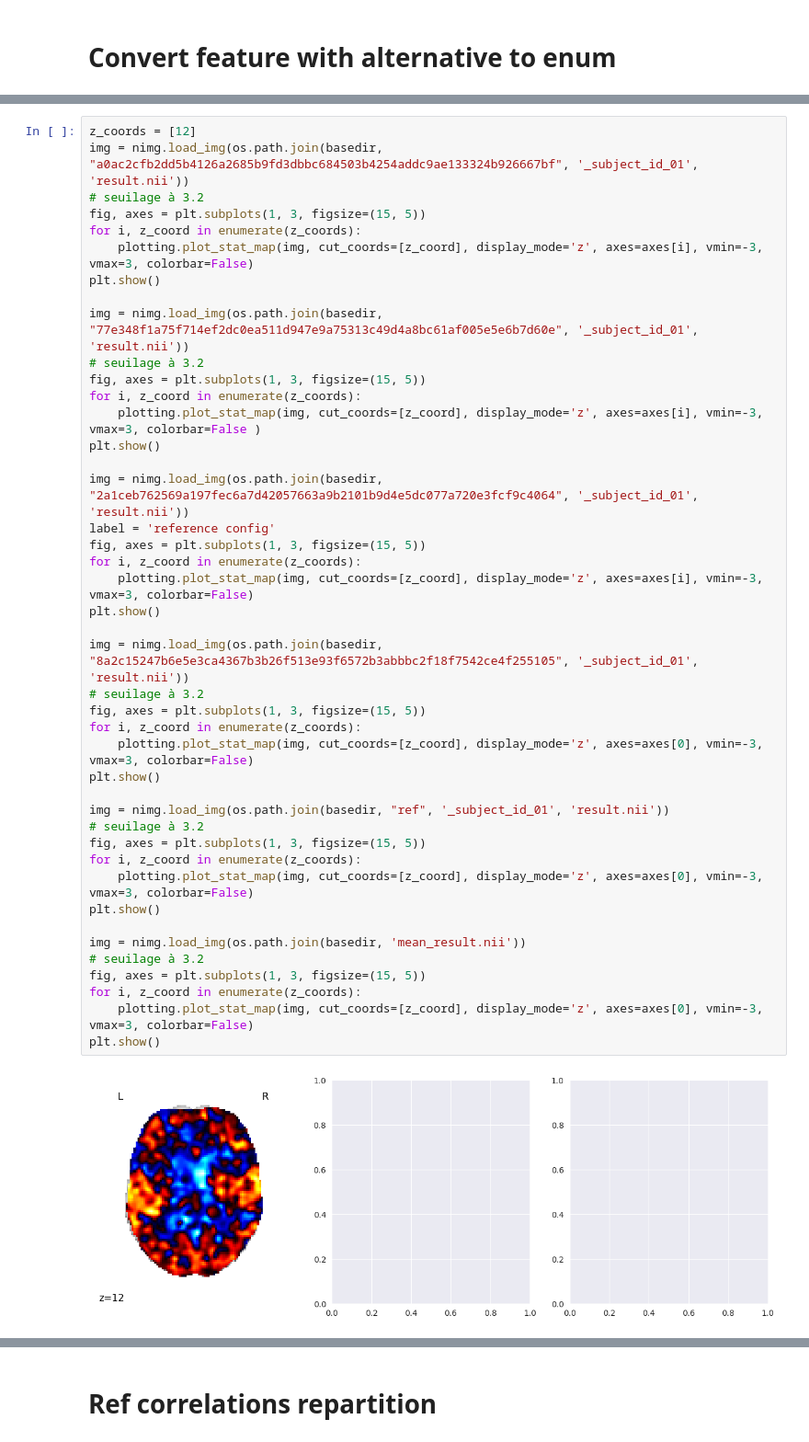
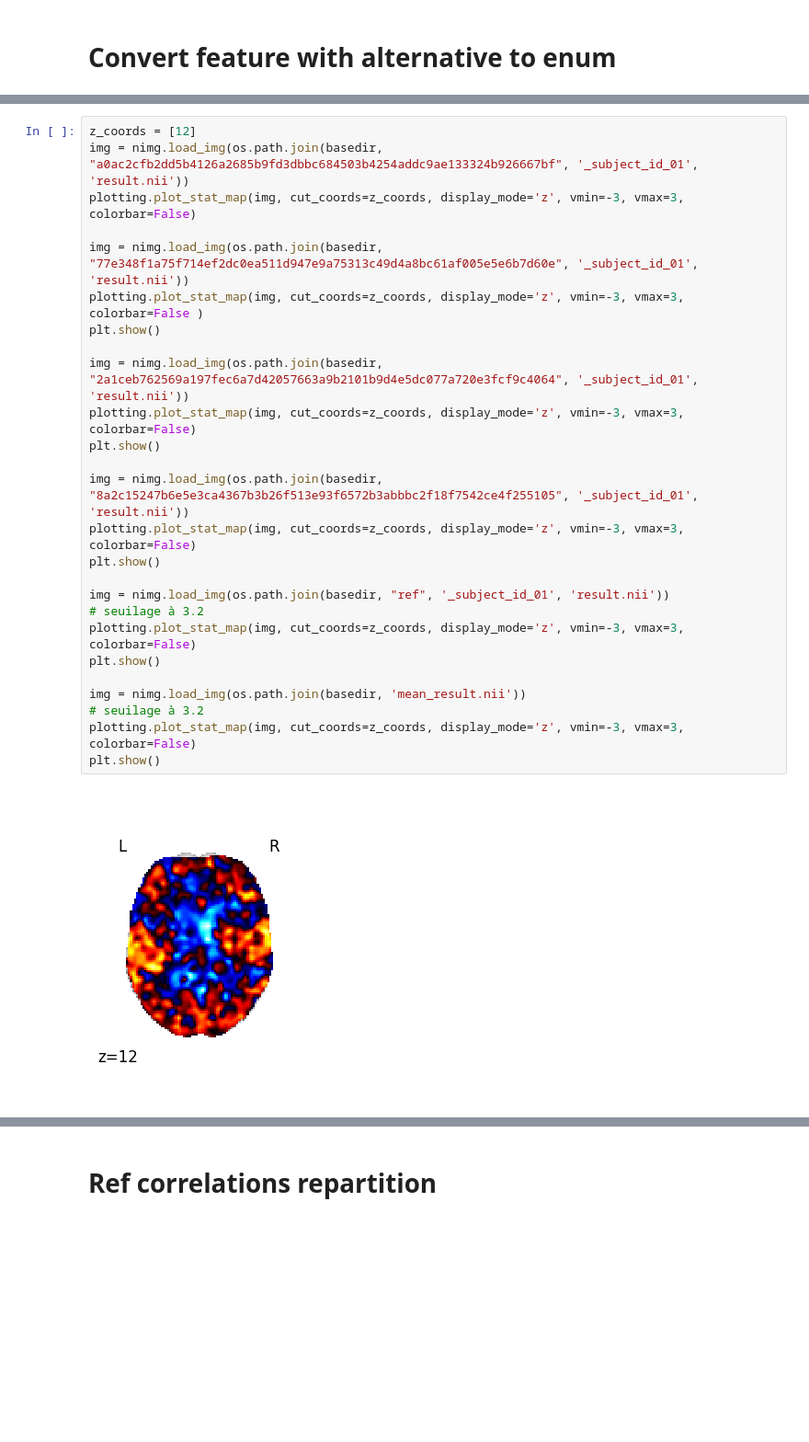
Before and after one commit to Inria-Empenn/fmri_feature_model, a Jupyter notebook: analysis/auditory/auditory_analysis.ipynb, the cells around one changed output, grey strips where cells are left out. Shown at 92% size. Drawn from its saved outputs; the diff is of its cells as text; blank space fills up the shorter version.

```diff
--- a/analysis/auditory/auditory_analysis.ipynb
+++ b/analysis/auditory/auditory_analysis.ipynb
@@ -319,45 +319,28 @@ display(HTML(html))
 # %%
 z_coords = [12]
 img = nimg.load_img(os.path.join(basedir, "a0ac2cfb2dd5b4126a2685b9fd3dbbc684503b4254addc9ae133324b926667bf", '_subject_id_01', 'result.nii'))
-# seuilage à 3.2
-fig, axes = plt.subplots(1, 3, figsize=(15, 5))
-for i, z_coord in enumerate(z_coords):
-    plotting.plot_stat_map(img, cut_coords=[z_coord], display_mode='z', axes=axes[i], vmin=-3, vmax=3, colorbar=False)
-plt.show()
+plotting.plot_stat_map(img, cut_coords=z_coords, display_mode='z', vmin=-3, vmax=3, colorbar=False)
 
 img = nimg.load_img(os.path.join(basedir, "77e348f1a75f714ef2dc0ea511d947e9a75313c49d4a8bc61af005e5e6b7d60e", '_subject_id_01', 'result.nii'))
-# seuilage à 3.2
-fig, axes = plt.subplots(1, 3, figsize=(15, 5))
-for i, z_coord in enumerate(z_coords):
-    plotting.plot_stat_map(img, cut_coords=[z_coord], display_mode='z', axes=axes[i], vmin=-3, vmax=3, colorbar=False )
+plotting.plot_stat_map(img, cut_coords=z_coords, display_mode='z', vmin=-3, vmax=3, colorbar=False )
 plt.show()
 
 img = nimg.load_img(os.path.join(basedir, "2a1ceb762569a197fec6a7d42057663a9b2101b9d4e5dc077a720e3fcf9c4064", '_subject_id_01', 'result.nii'))
-label = 'reference config'
-fig, axes = plt.subplots(1, 3, figsize=(15, 5))
-for i, z_coord in enumerate(z_coords):
-    plotting.plot_stat_map(img, cut_coords=[z_coord], display_mode='z', axes=axes[i], vmin=-3, vmax=3, colorbar=False)
+plotting.plot_stat_map(img, cut_coords=z_coords, display_mode='z', vmin=-3, vmax=3, colorbar=False)
 plt.show()
 
 img = nimg.load_img(os.path.join(basedir, "8a2c15247b6e5e3ca4367b3b26f513e93f6572b3abbbc2f18f7542ce4f255105", '_subject_id_01', 'result.nii'))
-# seuilage à 3.2
-fig, axes = plt.subplots(1, 3, figsize=(15, 5))
-for i, z_coord in enumerate(z_coords):
-    plotting.plot_stat_map(img, cut_coords=[z_coord], display_mode='z', axes=axes[0], vmin=-3, vmax=3, colorbar=False)
+plotting.plot_stat_map(img, cut_coords=z_coords, display_mode='z', vmin=-3, vmax=3, colorbar=False)
 plt.show()
 
 img = nimg.load_img(os.path.join(basedir, "ref", '_subject_id_01', 'result.nii'))
 # seuilage à 3.2
-fig, axes = plt.subplots(1, 3, figsize=(15, 5))
-for i, z_coord in enumerate(z_coords):
-    plotting.plot_stat_map(img, cut_coords=[z_coord], display_mode='z', axes=axes[0], vmin=-3, vmax=3, colorbar=False)
+plotting.plot_stat_map(img, cut_coords=z_coords, display_mode='z', vmin=-3, vmax=3, colorbar=False)
 plt.show()
 
 img = nimg.load_img(os.path.join(basedir, 'mean_result.nii'))
 # seuilage à 3.2
-fig, axes = plt.subplots(1, 3, figsize=(15, 5))
-for i, z_coord in enumerate(z_coords):
-    plotting.plot_stat_map(img, cut_coords=[z_coord], display_mode='z', axes=axes[0], vmin=-3, vmax=3, colorbar=False)
+plotting.plot_stat_map(img, cut_coords=z_coords, display_mode='z', vmin=-3, vmax=3, colorbar=False)
 plt.show()
 # %% [output]
-[figure, old version]
+[figure, new version]
```
Also changed, not shown: parts of 1 cell of this notebook.
